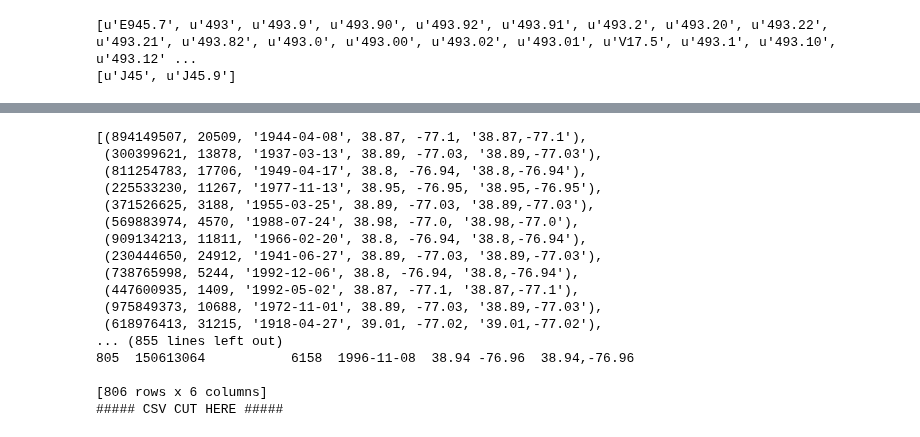
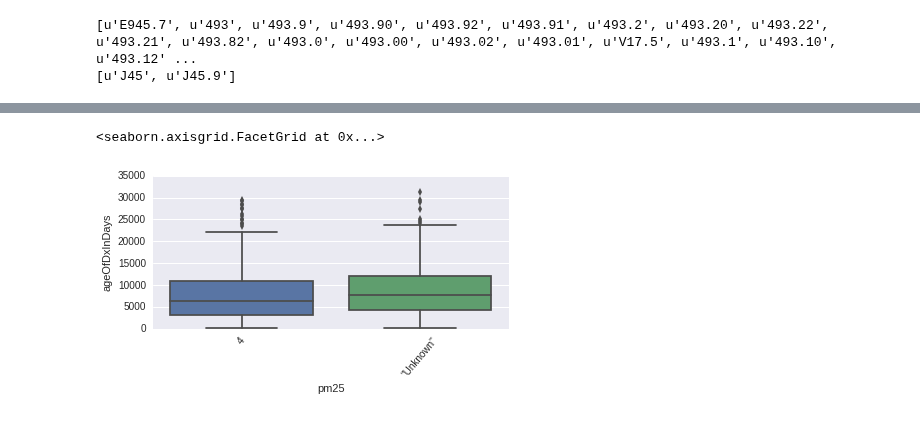
Before and after one commit to ncats/translator-workflows, a Jupyter notebook: OrangePurpleRedGreenGray/OPRGG-PatientExposures/HUSH+And-Synthetic-FHIR-Patient-Exposures.ipynb, the cells around one changed output, grey strips where cells are left out. Drawn from its saved outputs; the diff is of its cells as text; code cells hidden in the pictures.

Commit message:
finalize exposures notebook

```diff
--- a/OrangePurpleRedGreenGray/OPRGG-PatientExposures/HUSH+And-Synthetic-FHIR-Patient-Exposures.ipynb
+++ b/OrangePurpleRedGreenGray/OPRGG-PatientExposures/HUSH+And-Synthetic-FHIR-Patient-Exposures.ipynb
@@ -262,59 +271,47 @@ NOTE: will need to find literature-based thresholds for high & low air quality
 # %%
 ##For date of diagnosis and location, what is air quality (pm25)?
 
-#findExposureAtDateOfDx("2010-01-07","35.9131996","-79.0558445")
-#findAirQualityAtDateOfDx("2010-01-07","35.91","-79.05")
+p_agelocspm25 = []
 
-pprint.pprint(p_agelocs)
-pprint.pprint(p_agelocs_df)
-
-print "##### CSV CUT HERE #####"
+#print "##### CSV CUT HERE #####"
 for item, p in p_agelocs_df.iterrows():
     #print "item, p"
 
     #print item
     #print p
     dateDx = p['dateAtDx']
     lat = p['lat']
     lon = p['lon']
     #print dateDx
     #print lat
     try:
         p_exp = findAirQualityAtDateOfDx(dateDx,lat,lon)
         #pprint.pprint(txt)
         #findExposureAtDateOfDx(dateDx,lon,lat)
     except:
         print "location not found"
         exit()
     n = p_exp['meta']['found'];
     #print p_exp['meta']
     #print p_exp
     if n > 0:
         pm25 = p_exp['results'][0]['value']
     else:
         pm25 = "\"Unknown\""
     # ****** UNCOMMENT THIS LINE TO GENERATE CSV ENTITIES ******
     # You will need to comment this line and rerun this sectioh to save changes.  Otherwise, you will
     # get an 'entity too large' error
-    #print str(p['id'])+","+str(p['ageOfDxInDays'])+",\""+str(p['dateAtDx'])+"\","+str(p['lat'])+","+str(p['lon'])+","+str(pm25)+""
+    ##print str(p['id'])+","+str(p['ageOfDxInDays'])+",\""+str(p['dateAtDx'])+"\","+str(p['lat'])+","+str(p['lon'])+","+str(pm25)+""
+    p_agelocspm25.append((p['id'], p['ageOfDxInDays'],p['dateAtDx'],p['coordinates'],pm25))
 
     #print pm25
-print "##### CSV CUT HERE #####"
+#print "##### CSV CUT HERE #####"
+
+#print p_agelocspm25
+p_agelocspm25_df = pd.DataFrame(p_agelocspm25, columns=['id', 'ageOfDxInDays', 'dateAtDx', 'coordinates','pm25'])
+
+g = sns.factorplot(x="pm25", y="ageOfDxInDays", data=p_agelocspm25_df, kind="box", size=3, aspect=2)
+g.set_xticklabels(rotation=50)
 # %% [output]
-[(894149507, 20509, '1944-04-08', 38.87, -77.1, '38.87,-77.1'),
- (300399621, 13878, '1937-03-13', 38.89, -77.03, '38.89,-77.03'),
- (811254783, 17706, '1949-04-17', 38.8, -76.94, '38.8,-76.94'),
- (225533230, 11267, '1977-11-13', 38.95, -76.95, '38.95,-76.95'),
- (371526625, 3188, '1955-03-25', 38.89, -77.03, '38.89,-77.03'),
- (569883974, 4570, '1988-07-24', 38.98, -77.0, '38.98,-77.0'),
- (909134213, 11811, '1966-02-20', 38.8, -76.94, '38.8,-76.94'),
- (230444650, 24912, '1941-06-27', 38.89, -77.03, '38.89,-77.03'),
- (738765998, 5244, '1992-12-06', 38.8, -76.94, '38.8,-76.94'),
- (447600935, 1409, '1992-05-02', 38.87, -77.1, '38.87,-77.1'),
- (975849373, 10688, '1972-11-01', 38.89, -77.03, '38.89,-77.03'),
- (618976413, 31215, '1918-04-27', 39.01, -77.02, '39.01,-77.02'),
-... (855 lines left out)
-805  150613064           6158  1996-11-08  38.94 -76.96  38.94,-76.96
-
-[806 rows x 6 columns]
-##### CSV CUT HERE #####
+<seaborn.axisgrid.FacetGrid at 0x...>
+[figure, added]
```
Also changed, not shown: parts of 12 cells of this notebook.
